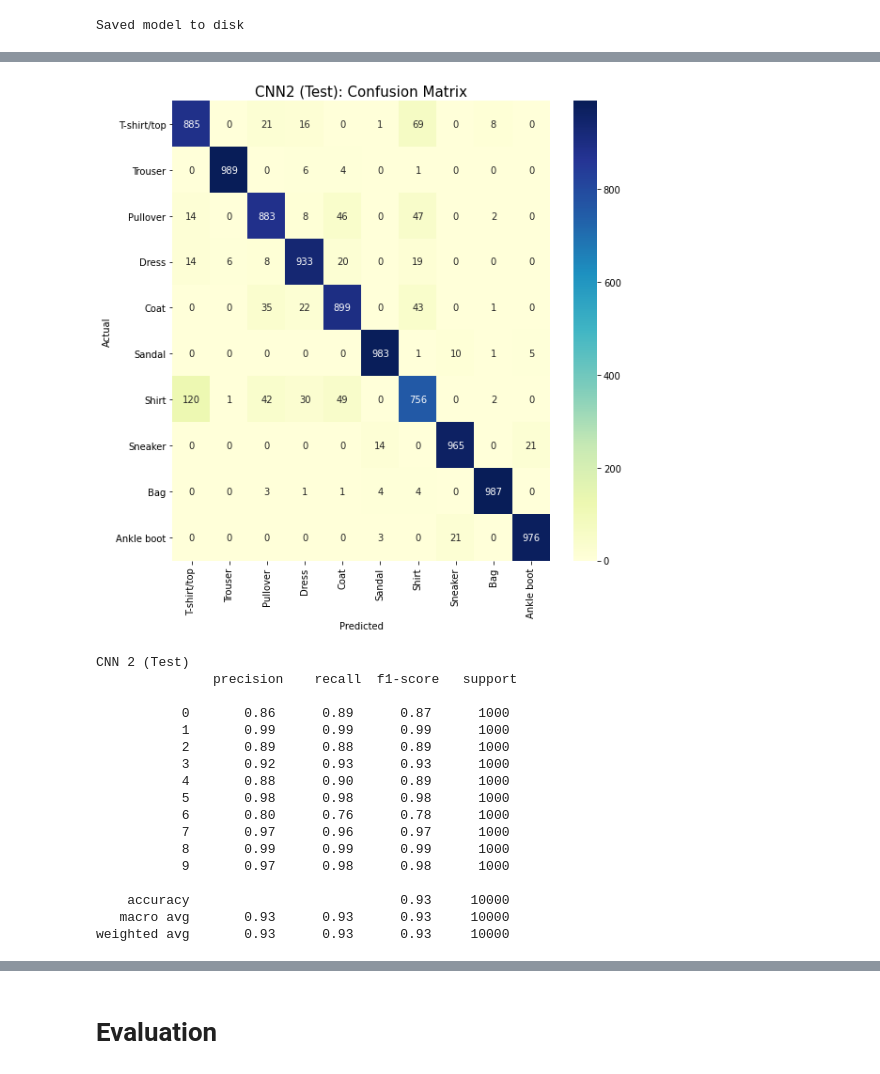
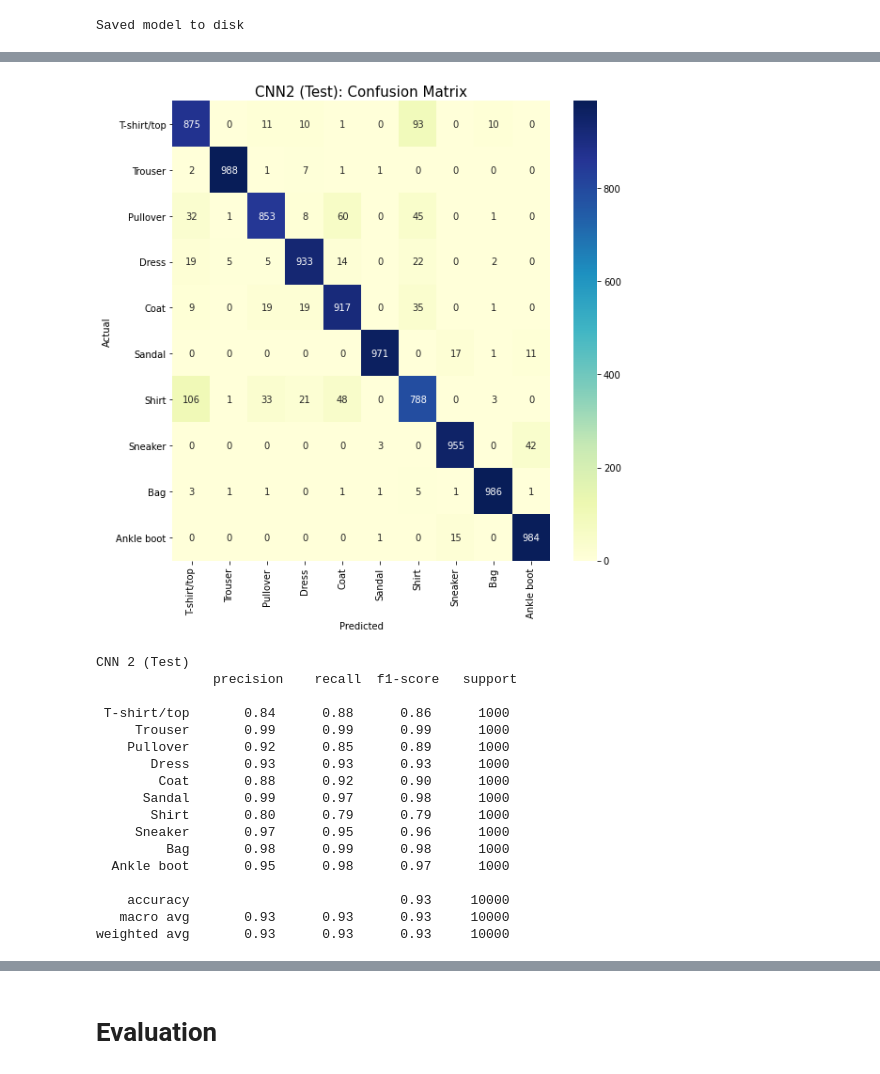
Before and after one commit to vivianah/fashion-mnsit-deeplearning, a Jupyter notebook: notebooks/mnist_fashion_analysis.ipynb, the cells around one changed output, grey strips where cells are left out. Drawn from its saved outputs; the diff is of its cells as text; code cells hidden in the pictures.

```diff
--- a/notebooks/mnist_fashion_analysis.ipynb
+++ b/notebooks/mnist_fashion_analysis.ipynb
@@ -216,16 +219,7 @@ plt.show()
 # %%
 # Umap data
 import umap
-data = train.iloc[:, 1:].values.astype(np.float32)
-target = train['label'].values
+data = X.values.astype(np.float32)
+target = y
 reduce = umap.UMAP(random_state = 223) #just for reproducibility
 embedding = reduce.fit_transform(data)
-
-# umap visualization
-df = pd.DataFrame(embedding, columns=('x', 'y'))
-df["class"] = target
-sns.set_style("whitegrid", {'axes.grid' : False})
-#adjusting plot dots with plot_kws
-ax = sns.pairplot(x_vars = ["x"], y_vars = ["y"],data = df,
-             hue = "class",size=11, plot_kws={"s": 10})
-ax.fig.suptitle('Fashion MNIST clustered with UMAP')
@@ -943,10 +972,13 @@ print("Saved model to disk")
 # %% [output]
 Saved model to disk
 # %%
-# yaml_file = open('cnn2_model.yaml', 'r')
-# loaded_model_yaml = yaml_file.read()
-# yaml_file.close()
-# cnn2_model_reconstruct = tensorflow.keras.models.model_from_yaml(loaded_model_yaml)
-# # load weights into new model
-# cnn2_model_reconstruct.load_weights("cnn2_model.h5")
-# print("Loaded model from disk")
+# load model from disk
+from keras.models import model_from_yaml
+
+yaml_file = open("/content/drive/My Drive/ML Final Project/cnn2_model.yaml", 'r')
+loaded_model_yaml = yaml_file.read()
+yaml_file.close()
+cnn2_model = model_from_yaml(loaded_model_yaml)
+# load weights into new model
+cnn2_model.load_weights("/content/drive/My Drive/ML Final Project/cnn2_model.h5")
+print("Loaded model from disk")
@@ -989,46 +1023,38 @@ Test accuracy: 0.925599992275238
 # %%
 # confusion matrix
-predict_CNN_class=cnn2_model.predict_classes(X_test_cnn)
+pred_y_cnn2 = cnn2_model.predict(X_test_cnn)
+predict_CNN_class = np.argmax(np.round(pred_y_cnn2),axis=1)
 
 # plot confusion matrix
 cnn2_cm = confusion_matrix(y_test, predict_CNN_class)
 
 plt.figure(figsize=(9,9))
 sns.heatmap(cnn2_cm, annot=True, fmt='1', xticklabels = target_names, yticklabels = target_names, cmap="YlGnBu")
 plt.ylabel('Actual')
 plt.xlabel('Predicted');
 plt.title('CNN2 (Test): Confusion Matrix', size = 15)
 plt.show()
-
-# confusion_matrix_CNN =  pd.crosstab(index=y_test, columns=predict_CNN_class.ravel(), rownames=['Expected'], colnames=['Predicted'])
-# plt.figure(figsize=(8, 6))
-# sns.heatmap(confusion_matrix_CNN, annot=True, fmt='1', xticklabels = target_names,
-#                  yticklabels = target_names, cmap="YlGnBu")
-# CNN_accuracy = np.round(metrics.accuracy_score(y_test , predict_CNN_class),3)
-# plt.title("Convolutional Neural Network" + ", Accuracy: " + str(CNN_accuracy), fontsize = 15)
-# plt.show()
-# print(classification_report(y_test, predict_CNN_class, target_names = target_names))
 # %% [output]
-[figure, old version]
+[figure, new version]
 # %%
 # classification report
 
-cr_cnn2 = classification_report(y_test, predict_CNN_class)
+cr_cnn2 = classification_report(y_test, predict_CNN_class, target_names = target_names)
 print('CNN 2 (Test) \n', cr_cnn2)
 # %% [output]
 CNN 2 (Test)
                precision    recall  f1-score   support
 
-           0       0.86      0.89      0.87      1000
-           1       0.99      0.99      0.99      1000
-           2       0.89      0.88      0.89      1000
-           3       0.92      0.93      0.93      1000
-           4       0.88      0.90      0.89      1000
-           5       0.98      0.98      0.98      1000
-           6       0.80      0.76      0.78      1000
-           7       0.97      0.96      0.97      1000
-           8       0.99      0.99      0.99      1000
-           9       0.97      0.98      0.98      1000
+ T-shirt/top       0.84      0.88      0.86      1000
+     Trouser       0.99      0.99      0.99      1000
+    Pullover       0.92      0.85      0.89      1000
+       Dress       0.93      0.93      0.93      1000
+        Coat       0.88      0.92      0.90      1000
+      Sandal       0.99      0.97      0.98      1000
+       Shirt       0.80      0.79      0.79      1000
+     Sneaker       0.97      0.95      0.96      1000
+         Bag       0.98      0.99      0.98      1000
+  Ankle boot       0.95      0.98      0.97      1000
 
     accuracy                           0.93     10000
    macro avg       0.93      0.93      0.93     10000
```
Also changed, not shown: parts of 41 cells of this notebook.
